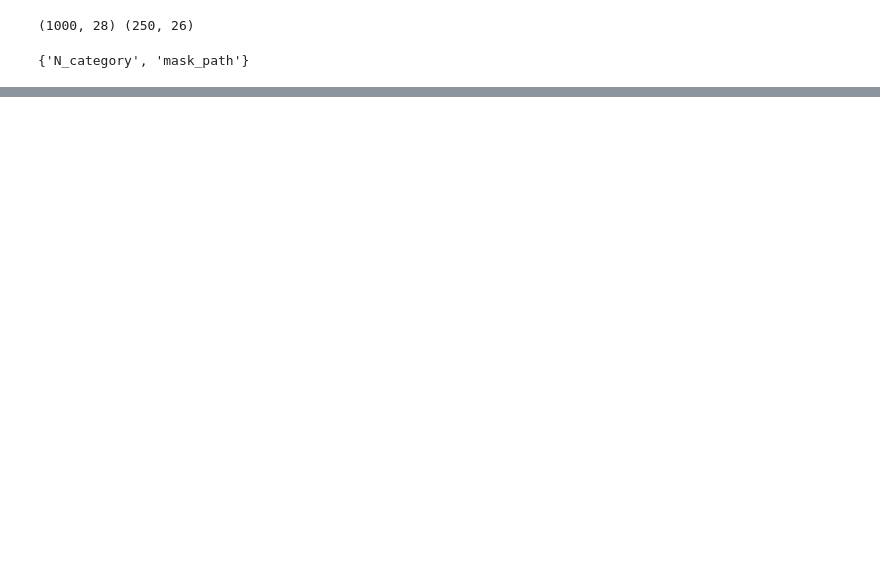
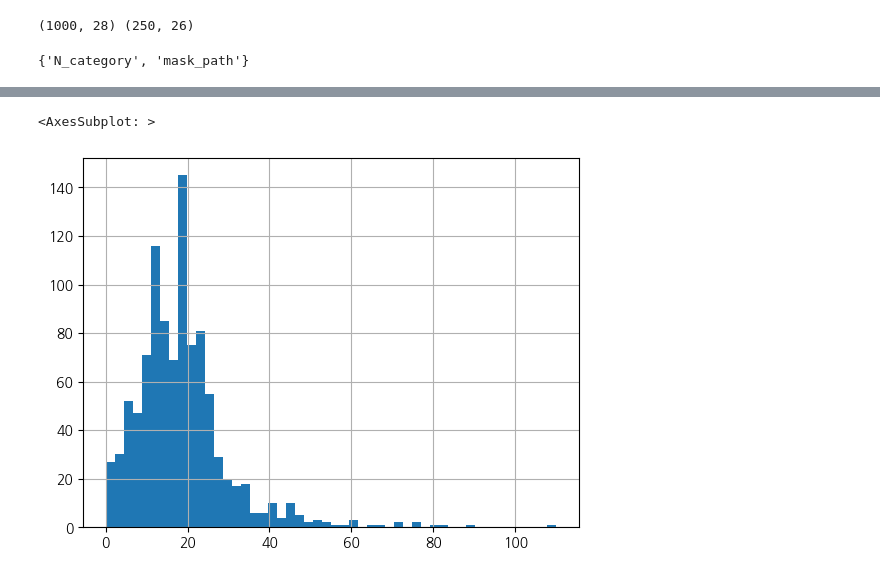
Before and after one commit to moksu27/Dacon_cancer_transfer, a Jupyter notebook: project.ipynb, the cells around one changed output, grey strips where cells are left out. Cells and saved outputs as stored; diff of their text form; code cells hidden in the pictures; blank space fills up the shorter version.

```diff
--- a/project.ipynb
+++ b/project.ipynb
@@ -35,0 +111,3 @@ set(train.columns)-set(test.columns)
+# %%
+train["암의 위치"] = train["암의 위치"].map(lambda x: loc(x))
+train["암의 위치"]
@@ -35,0 +143,10 @@ set(train.columns)-set(test.columns)
+# %%
+# 암의 개수 값 변경
+def cancercount (x):
+    if x == 1:
+        return "single"
+    if x == 2:
+        return "multiple"
+# %%
+train["암의 개수"]=train["암의 개수"].map(lambda x:cancercount(x))
+train["암의 개수"]
@@ -35,0 +182,3 @@ set(train.columns)-set(test.columns)
+# %%
+# 암의 장경 결측치 처리 (평균값 대입)
+train["암의 장경_fill"] = train["암의 장경"].fillna(train["암의 장경"].mean())
@@ -35,0 +187,5 @@ set(train.columns)-set(test.columns)
+# %%
+train["암의 장경_fill"].hist(bins = 50)
+# %% [output]
+<AxesSubplot: >
+[figure, added]
```
Also changed, not shown: parts of 86 cells of this notebook, 5 other files.
